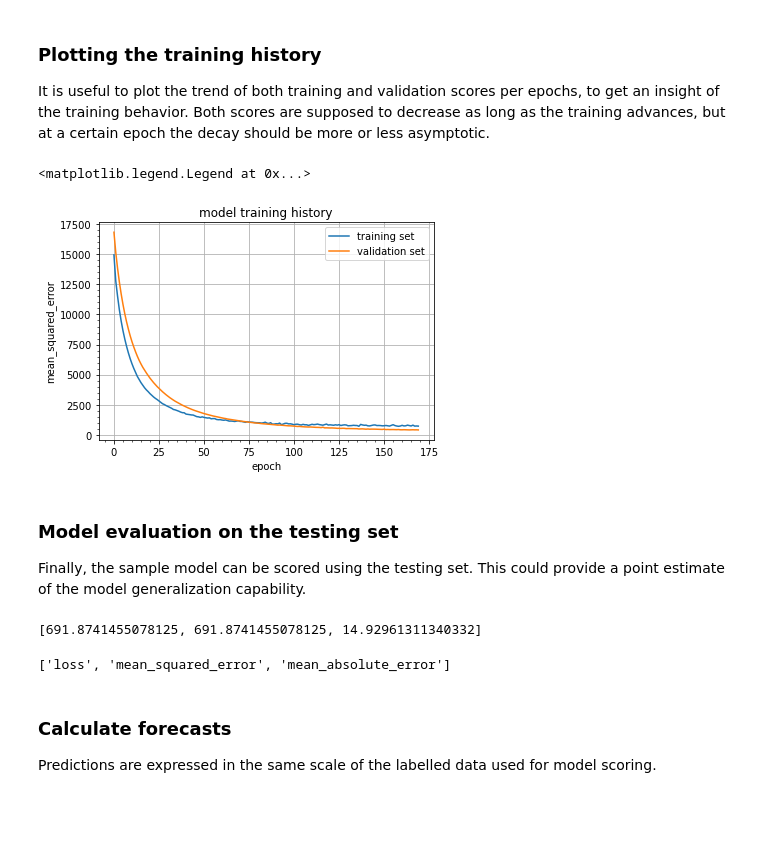
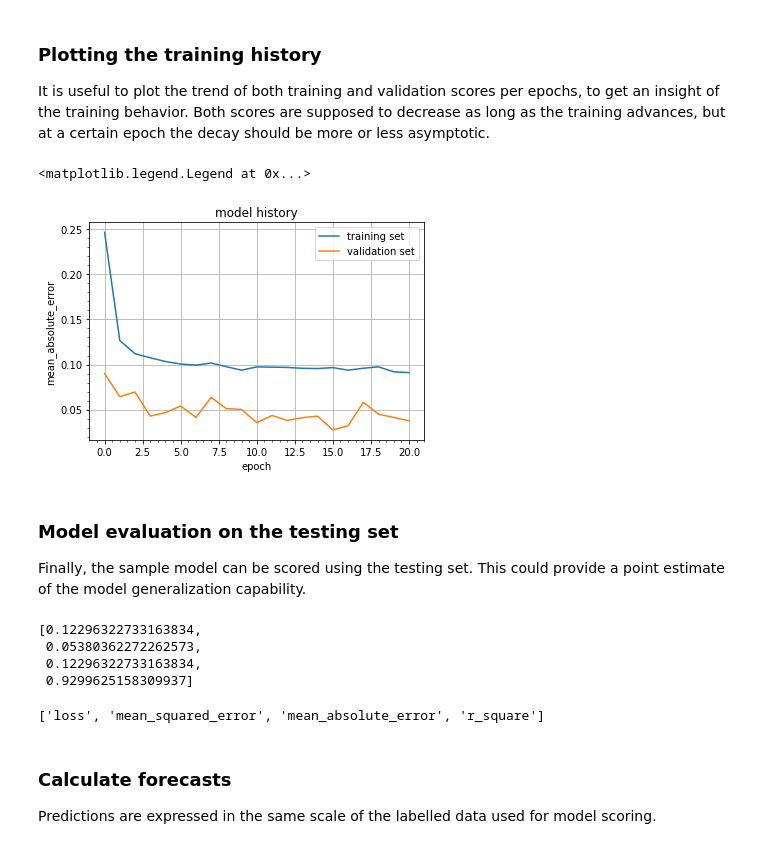
Before and after one commit to giuliots95/Time_series_forecast_with_LSTM_network, a Jupyter notebook: Pollution_time_series_forecast.ipynb, the cells around one changed output. Cells and saved outputs as stored; diff of their text form; code cells hidden in the pictures; blank space fills up the shorter version.

Commit message:
Finalized workflow to get a working version of the LSTM model.
Added target variable scaling, modified the Hyperband research parameters. Added basic references.

```diff
--- a/Pollution_time_series_forecast.ipynb
+++ b/Pollution_time_series_forecast.ipynb
@@ -229,6 +236,7 @@ def data_preprocessing(df, input_names, target_names, test_fraction, scaler, lag
 
     # split training and testing set
     train_fraction = 1 - test_fraction
+
     X_train = df.iloc[0:round(train_fraction*df.shape[0])][input_names]
     X_test = df.iloc[round(train_fraction*df.shape[0])+1:df.shape[0]][input_names]
 
@@ -236,15 +244,19 @@ def data_preprocessing(df, input_names, target_names, test_fraction, scaler, lag
     Y_test = df.iloc[round(train_fraction*df.shape[0])+1:df.shape[0]][target_names]
 
     # scale the inputs
-    scaler = scaler.fit(X_train)
-    X_train_scaled = pd.DataFrame(data = scaler.transform(X_train), columns = X_train.columns, index = X_train.index)
+    scaler_X = scaler.fit(X_train)
+    scaler_Y = scaler.fit(Y_train)
 
-    X_test_scaled = pd.DataFrame(data = scaler.transform(X_test), columns = X_test.columns, index = X_test.index)
+    X_train_scaled = pd.DataFrame(data = scaler_X.transform(X_train)[:, 0:X_train.shape[1]], columns = X_train.columns, index = X_train.index)
+    X_test_scaled = pd.DataFrame(data = scaler_X.transform(X_test), columns = X_test.columns, index = X_test.index)
+
+    Y_train_scaled = pd.DataFrame(data = scaler_Y.transform(Y_train), columns = Y_train.columns, index = Y_train.index)
+    Y_test_scaled = pd.DataFrame(data = scaler_Y.transform(Y_test), columns = Y_test.columns, index = Y_test.index)
 
     #return dataframe_to_keras_array(X_train_scaled, Y_train, lags = lags, forecasting_steps = forecasting_steps, dropna = False)
     # transform the dataframes into 3D numpy arrays
-    X_train_reframed, Y_train_reframed = dataframe_to_keras_array(X_train_scaled, Y_train, lags = lags, forecasting_steps = forecasting_steps)
-    X_test_reframed, Y_test_reframed = dataframe_to_keras_array(X_test_scaled, Y_test, lags = lags , forecasting_steps = forecasting_steps)
+    X_train_reframed, Y_train_reframed = dataframe_to_keras_array(X_train_scaled, Y_train_scaled, lags = lags, forecasting_steps = forecasting_steps)
+    X_test_reframed, Y_test_reframed = dataframe_to_keras_array(X_test_scaled, Y_test_scaled, lags = lags , forecasting_steps = forecasting_steps)
 
-    return X_train_reframed, Y_train, X_test_reframed, Y_test, scaler
+    return X_train_reframed, Y_train_scaled, X_test_reframed, Y_test_scaled, scaler_Y
 # %% [markdown]
@@ -294,7 +310,8 @@ plot_histograms(pd.DataFrame(StandardScaler().fit_transform(pollution_data), col
 # %%
-X_train_reframed, Y_train, X_test_reframed, Y_test, scaler = data_preprocessing(df = pollution_data,
+X_train_reframed, Y_train, X_test_reframed, Y_test, scaler_Y = data_preprocessing(df = pollution_data,
                                                                                 input_names = input_names,
                                                                                 target_names = target_names,
                                                                                 test_fraction = 0.25,
-                                                                                scaler = StandardScaler(),
-                                                                                lags = 1, forecasting_steps = 1)
+                                                                                scaler = RobustScaler(),
+                                                                                lags = 1,
+                                                                                  forecasting_steps = 1)
@@ -347,9 +350,9 @@ I specified some error metrics (that are computed both on the training and valid
 I chose the MSE as model error score, since it's going to penalize high deviations of the predicted values from real data.
 # %%
 # Compiling the ANN
-metrics=['mean_squared_error', 'mean_absolute_error']
+metrics=['mean_squared_error', 'mean_absolute_error', RSquare()]
 # select the modelling error metric
-modelling_error_metric = 'mean_squared_error'
+modelling_error_metric = 'mean_absolute_error'
 model.compile(optimizer = 'Adam', loss = modelling_error_metric, metrics = metrics)
 #model.build()
 model.summary()
@@ -379,7 +382,7 @@ Another important point here: one has to enter the batch size (the number of sam
 # %%
 # add an early stopping criteria, to stop training if improvement in the
 # validation score is not growing. This should improve time coinsumption.
-early_stopping = EarlyStopping(monitor='val_loss', verbose = 0, patience = 5, min_delta = 1, restore_best_weights = True)
+early_stopping = EarlyStopping(monitor='val_loss', verbose = 0, patience = 5, min_delta = 1e-5, restore_best_weights = True)
 
 # fit network
 start_time = time.time()
@@ -419,32 +422,32 @@ The first network took 502 s to complete training.
 It is useful to plot the trend of both training and validation scores per epochs, to get an insight of the training behavior. Both scores are supposed to decrease as long as the training advances, but at a certain epoch the decay should be more or less asymptotic.
 # %%
 # plot history
-from matplotlib import pyplot as plt
-plt.title("model training history")
+plt.title("model history")
 plt.plot(history.history['loss'], label='training set')
 plt.plot(history.history['val_loss'], label='validation set')
 plt.xlabel("epoch")
 plt.ylabel(modelling_error_metric)
 plt.grid()
 plt.minorticks_on()
 plt.legend()
-#plt.savefig("training_history.png", bbox_inches='tight')
-#plt.close()
 # %% [output]
 <matplotlib.legend.Legend at 0x...>
-[figure, old version]
+[figure, new version]
 # %% [markdown]
 ### Model evaluation on the testing set
 Finally, the sample model can be scored using the testing set. This could provide a point estimate of the model generalization capability.
 # %%
-model_scores = model.evaluate(X_test_reframed, Y_test.iloc[1:], batch_size = None, verbose = 0, use_multiprocessing = True)
+model_scores = model.evaluate(X_test_reframed, Y_test.iloc[backward_steps:], batch_size = None, verbose = 0, use_multiprocessing = True)
 model_scores
 # %% [output]
-[691.8741455078125, 691.8741455078125, 14.92961311340332]
+[0.12296322733163834,
+ 0.05380362272262573,
+ 0.12296322733163834,
+ 0.9299625158309937]
 # %%
 model.metrics_names
 # %% [output]
-['loss', 'mean_squared_error', 'mean_absolute_error']
+['loss', 'mean_squared_error', 'mean_absolute_error', 'r_square']
 # %% [markdown]
 ### Calculate forecasts
 Predictions are expressed in the same scale of the labelled data used for model scoring.
```
Also changed, not shown: parts of 56 cells of this notebook.
